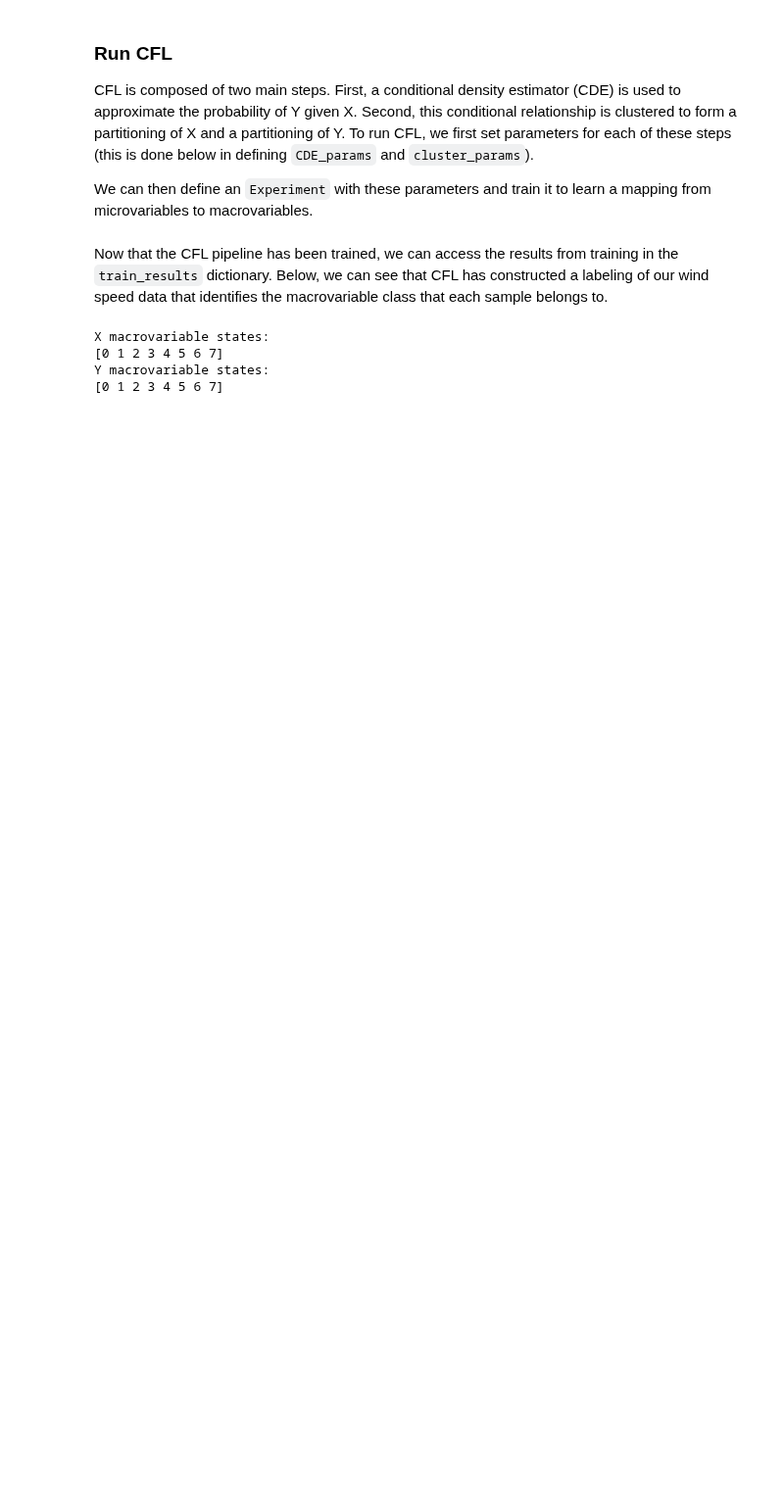
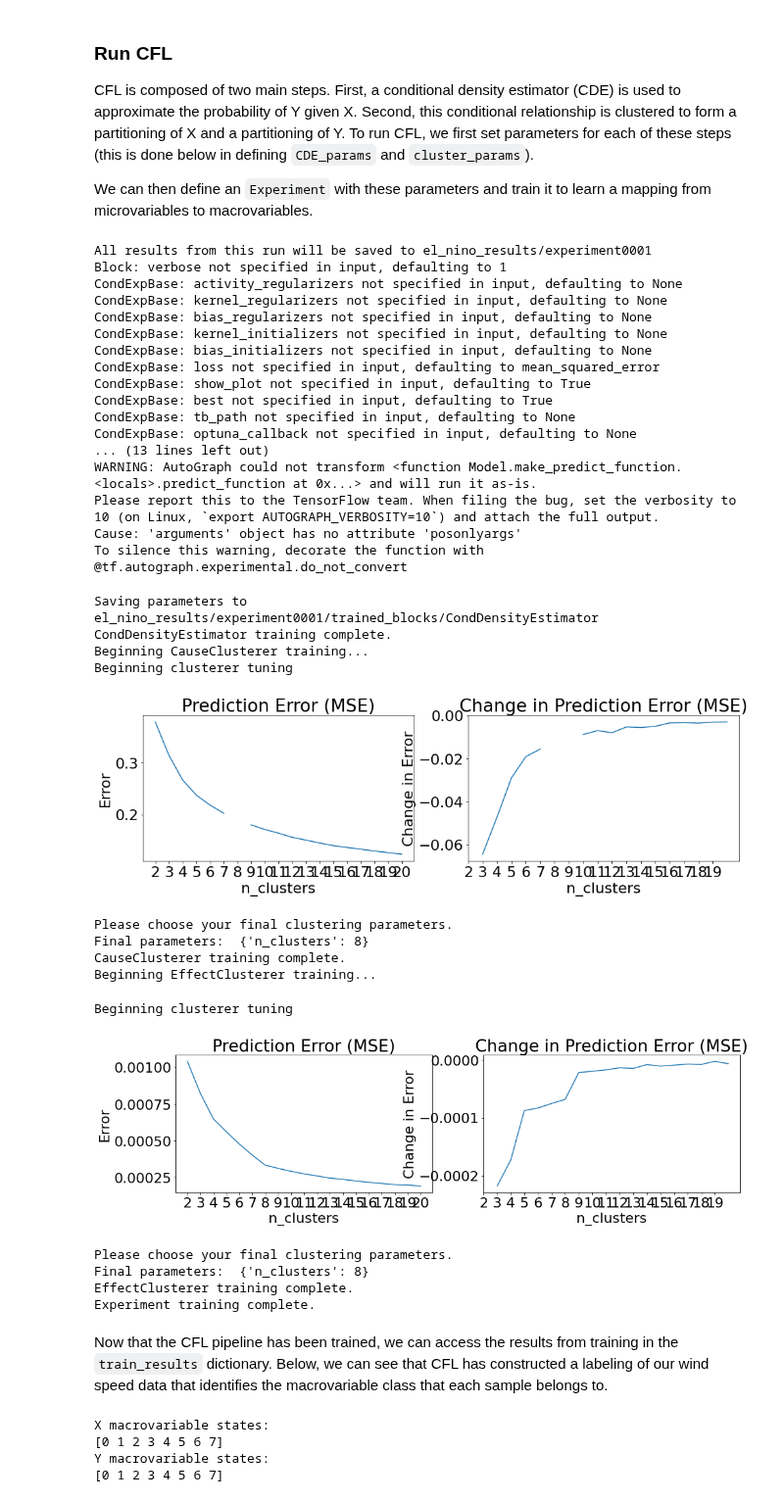
Before and after one commit to eberharf/cfl, a Jupyter notebook: docs/source/dataset_applications/el_nino_example.ipynb, the cells around one changed output. Shown at 98% size. Cells and saved outputs as stored; diff of their text form; code cells hidden in the pictures; blank space fills up the shorter version.

```diff
--- a/docs/source/dataset_applications/el_nino_example.ipynb
+++ b/docs/source/dataset_applications/el_nino_example.ipynb
@@ -98,40 +121,75 @@ data_info = { 'X_dims' : X.shape,
 
 # CDE parameters
 lr = 1e-4
-CDE_params = {
-               'model'       : 'CondExpMod',
-               'batch_size'  : 128,
-               'optimizer'   : 'adam',
-               'opt_config'  : {'lr': 1e-4},
-               'n_epochs'    : 1000,
-               'verbose'     : 1,
-               'dense_units' : [1024, 1024, data_info['Y_dims'][1]],
-               'activations' : ['linear', 'linear', 'linear'],
-               'dropouts'    : [0.5, 0.5, 0.0],
-               'early_stopping' : True,
-               'weights_path'   : 'results/experiment0000/trained_blocks/CDE' }
+CDE_params = {  'model'        : 'CondExpMod',
+                'model_params' : {
+                    'batch_size'  : 128,
+                    'optimizer'   : 'adam',
+                    'opt_config'  : {'lr': 1e-4},
+                    'n_epochs'    : 1000,
+                    'verbose'     : 1,
+                    'dense_units' : [1024, 1024, data_info['Y_dims'][1]],
+                    'activations' : ['linear', 'linear', 'linear'],
+                    'dropouts'    : [0.5, 0.5, 0.0],
+                    'early_stopping' : True,
+                    'weights_path'   : 'el_nino_results/experiment0000/trained_blocks/CDE'
+                }
+}
 
 # clusterer parameters
-cause_cluster_params =  {'model' : ['KMeans'],
-                         'n_clusters' : range(2,21),
+cause_cluster_params =  {'model' : 'KMeans',
+                         'model_params' : {'n_clusters' : range(2,21)},
                          'verbose' : 0,
                          'tune' : True}
 
-effect_cluster_params = {'model' : ['KMeans'],
-                         'n_clusters' : range(2,21),
+effect_cluster_params = {'model' : 'KMeans',
+                         'model_params' : {'n_clusters' : range(2,21)},
                          'verbose' : 0,
                          'precompute_distances' : True,
                          'tune' : True}
 # %%
 block_names = ['CondDensityEstimator', 'CauseClusterer', 'EffectClusterer']
 block_params = [CDE_params, cause_cluster_params, effect_cluster_params]
-save_path = 'results'
+save_path = 'el_nino_results'
 
 my_exp = Experiment(X_train=X, Y_train=Y, data_info=data_info,
                     block_names=block_names, block_params=block_params,
                     blocks=None, verbose=1, results_path=save_path)
 
 train_results = my_exp.train()
+# %% [output]
+All results from this run will be saved to el_nino_results/experiment0001
+Block: verbose not specified in input, defaulting to 1
+CondExpBase: activity_regularizers not specified in input, defaulting to None
+CondExpBase: kernel_regularizers not specified in input, defaulting to None
+CondExpBase: bias_regularizers not specified in input, defaulting to None
+CondExpBase: kernel_initializers not specified in input, defaulting to None
+CondExpBase: bias_initializers not specified in input, defaulting to None
+CondExpBase: loss not specified in input, defaulting to mean_squared_error
+CondExpBase: show_plot not specified in input, defaulting to True
+CondExpBase: best not specified in input, defaulting to True
+CondExpBase: tb_path not specified in input, defaulting to None
+CondExpBase: optuna_callback not specified in input, defaulting to None
+... (13 lines left out)
+WARNING: AutoGraph could not transform <function Model.make_predict_function.<locals>.predict_function at 0x...> and will run it as-is.
+Please report this to the TensorFlow team. When filing the bug, set the verbosity to 10 (on Linux, `export AUTOGRAPH_VERBOSITY=10`) and attach the full output.
+Cause: 'arguments' object has no attribute 'posonlyargs'
+To silence this warning, decorate the function with @tf.autograph.experimental.do_not_convert
+Saving parameters to  el_nino_results/experiment0001/trained_blocks/CondDensityEstimator
+CondDensityEstimator training complete.
+Beginning CauseClusterer training...
+Beginning clusterer tuning
+[figure, added]
+Please choose your final clustering parameters.
+Final parameters:  {'n_clusters': 8}
+CauseClusterer training complete.
+Beginning EffectClusterer training...
+Beginning clusterer tuning
+[figure, added]
+Please choose your final clustering parameters.
+Final parameters:  {'n_clusters': 8}
+EffectClusterer training complete.
+Experiment training complete.
 # %% [markdown]
 Now that the CFL pipeline has been trained, we can access the results from training in the `train_results` dictionary. Below, we can see that CFL has constructed a labeling of our wind speed data that identifies the macrovariable class that each sample belongs to.
 # %%
```
Also changed, not shown: parts of 15 cells of this notebook, 6 other files.
